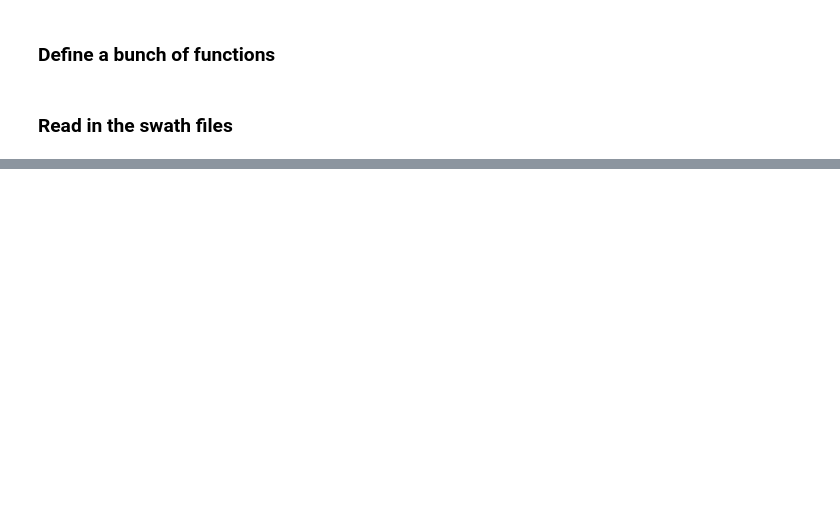
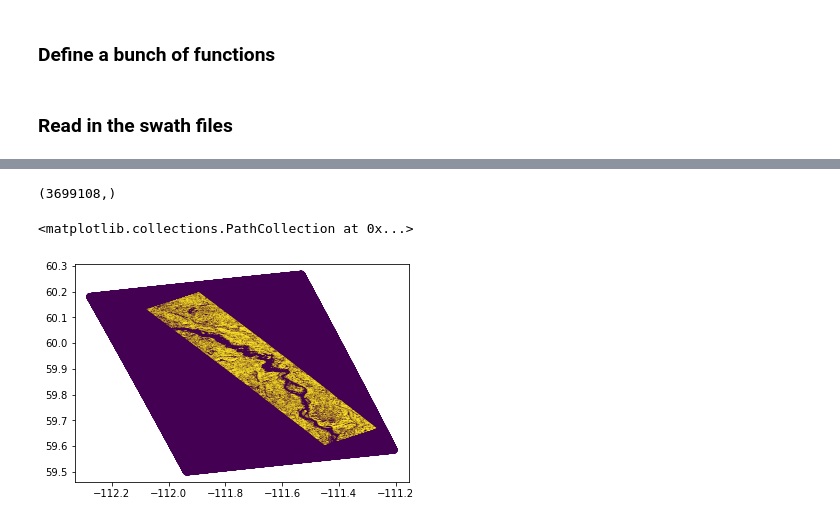
Before and after one commit to mmorphew/ess_224_project, a Jupyter notebook: PDO_Paper.ipynb, the cells around one changed output, grey strips where cells are left out. Drawn from its saved outputs; the diff is of its cells as text; code cells hidden in the pictures; blank space fills up the shorter version.

```diff
--- a/PDO_Paper.ipynb
+++ b/PDO_Paper.ipynb
@@ -648,0 +716,12 @@ FileNotFoundError: [Errno 2] No such file or directory: 'C:/Users/elizabethwig/O
+# %%
+filename=V3_path+file_list[ifile]
+nscan, nspot, alt, sub, vwc, lon, lat, has_vwc = read_pdo_version_3_netcdf_file(filename, print_flag)
+# %%
+print(np.shape(alt))
+# %% [output]
+(3699108,)
+# %%
+plt.scatter(lon, lat, c=alt)
+# %% [output]
+<matplotlib.collections.PathCollection at 0x...>
+[figure, added]
```
Also changed, not shown: parts of 4 cells of this notebook, 3 other files.
